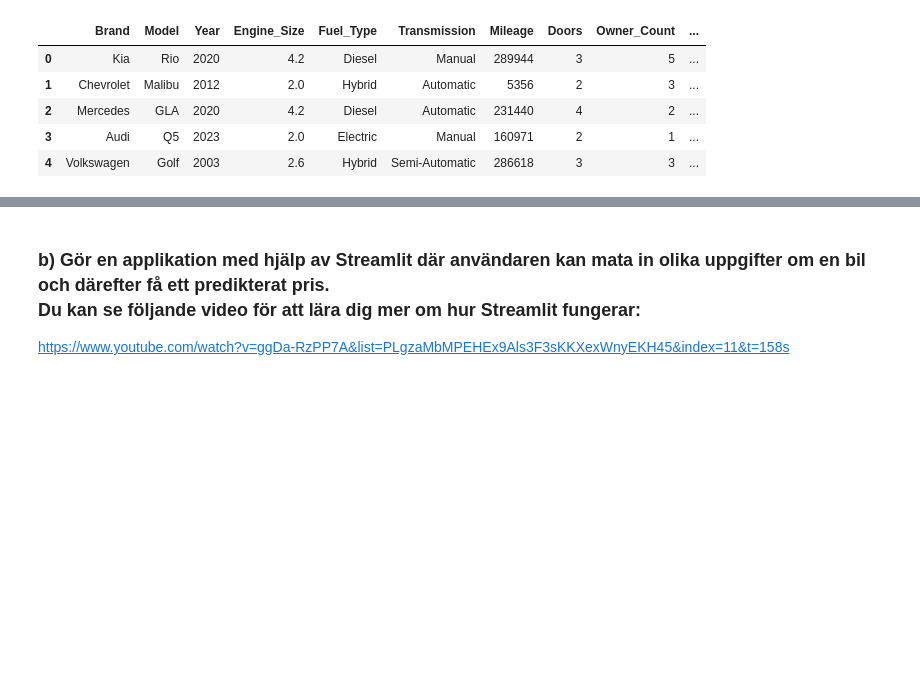
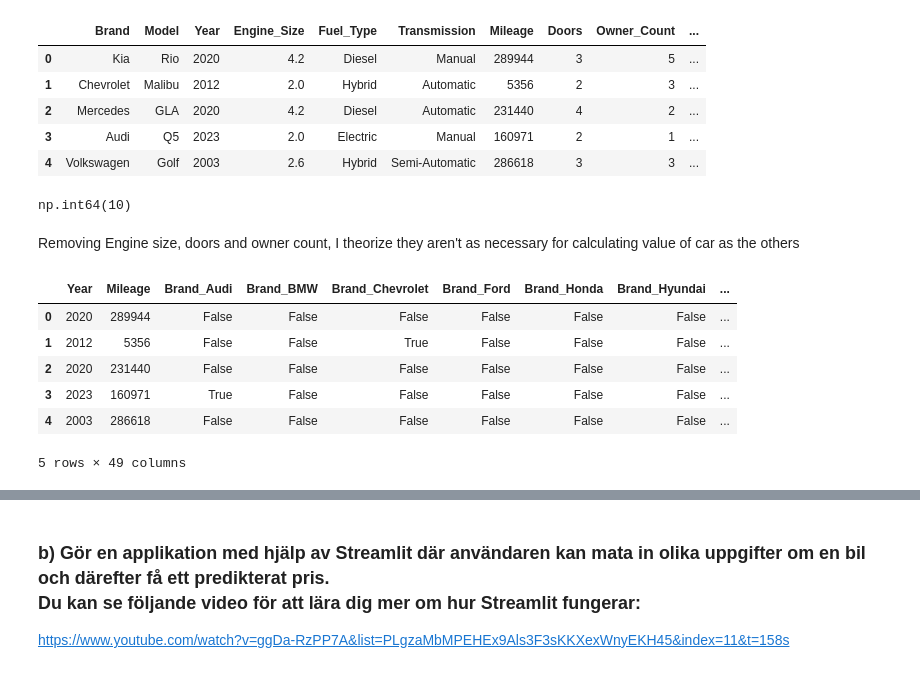
Before and after one commit to stuNero/ai_bok_ovn_uppgifter, a Jupyter notebook: kapitel/kap_3.ipynb, the cells around one changed output, grey strips where cells are left out. Saved outputs shown, nothing was run; the diff lists cells and outputs as text; code cells hidden in the pictures; blank space fills up the shorter version.

```diff
--- a/kapitel/kap_3.ipynb
+++ b/kapitel/kap_3.ipynb
@@ -122,3 +138,9 @@ df.head()
 | 2 | Mercedes | GLA | 2020 | 4.2 | Diesel | Automatic | 231440 | 4 | 2 | ... |
 | 3 | Audi | Q5 | 2023 | 2.0 | Electric | Manual | 160971 | 2 | 1 | ... |
 | 4 | Volkswagen | Golf | 2003 | 2.6 | Hybrid | Semi-Automatic | 286618 | 3 | 3 | ... |
+# %%
+df = df.dropna()
+
+df.isna().sum().count()
+# %% [output]
+np.int64(10)
@@ -124,0 +151,14 @@ df.head()
+# %% [markdown]
+Removing Engine size, doors and owner count, I theorize they aren't as necessary for calculating value of car as the others
+# %%
+X = pd.get_dummies(X, columns=["Brand", "Model", "Fuel_Type", "Transmission"])
+
+X.head()
+# %% [output]
+|  | Year | Mileage | Brand_Audi | Brand_BMW | Brand_Chevrolet | Brand_Ford | Brand_Honda | Brand_Hyundai | ... |
+| 0 | 2020 | 289944 | False | False | False | False | False | False | ... |
+| 1 | 2012 | 5356 | False | False | True | False | False | False | ... |
+| 2 | 2020 | 231440 | False | False | False | False | False | False | ... |
+| 3 | 2023 | 160971 | True | False | False | False | False | False | ... |
+| 4 | 2003 | 286618 | False | False | False | False | False | False | ... |
+5 rows × 49 columns
```
Also changed, not shown: parts of 12 cells of this notebook, 3 other files.
